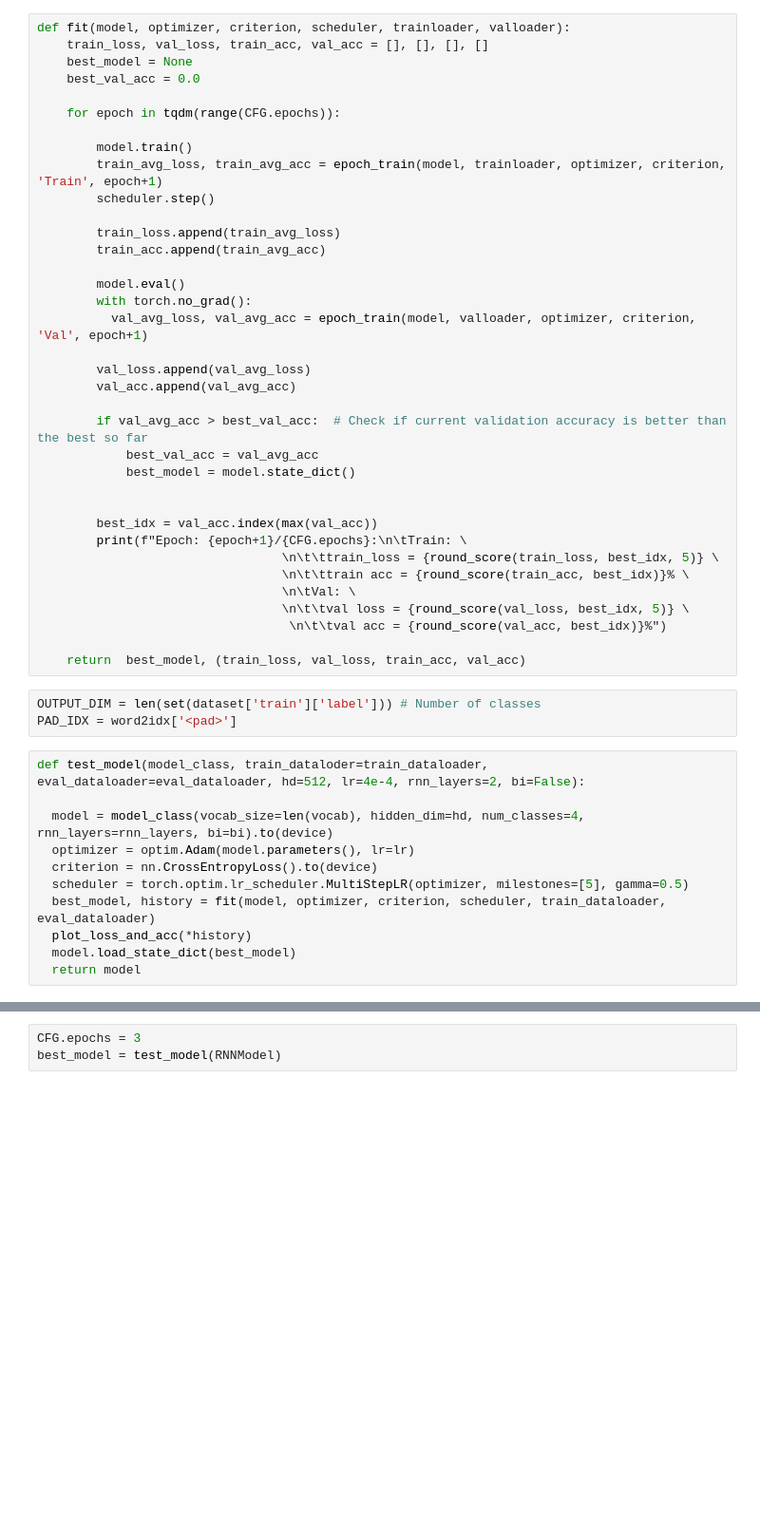
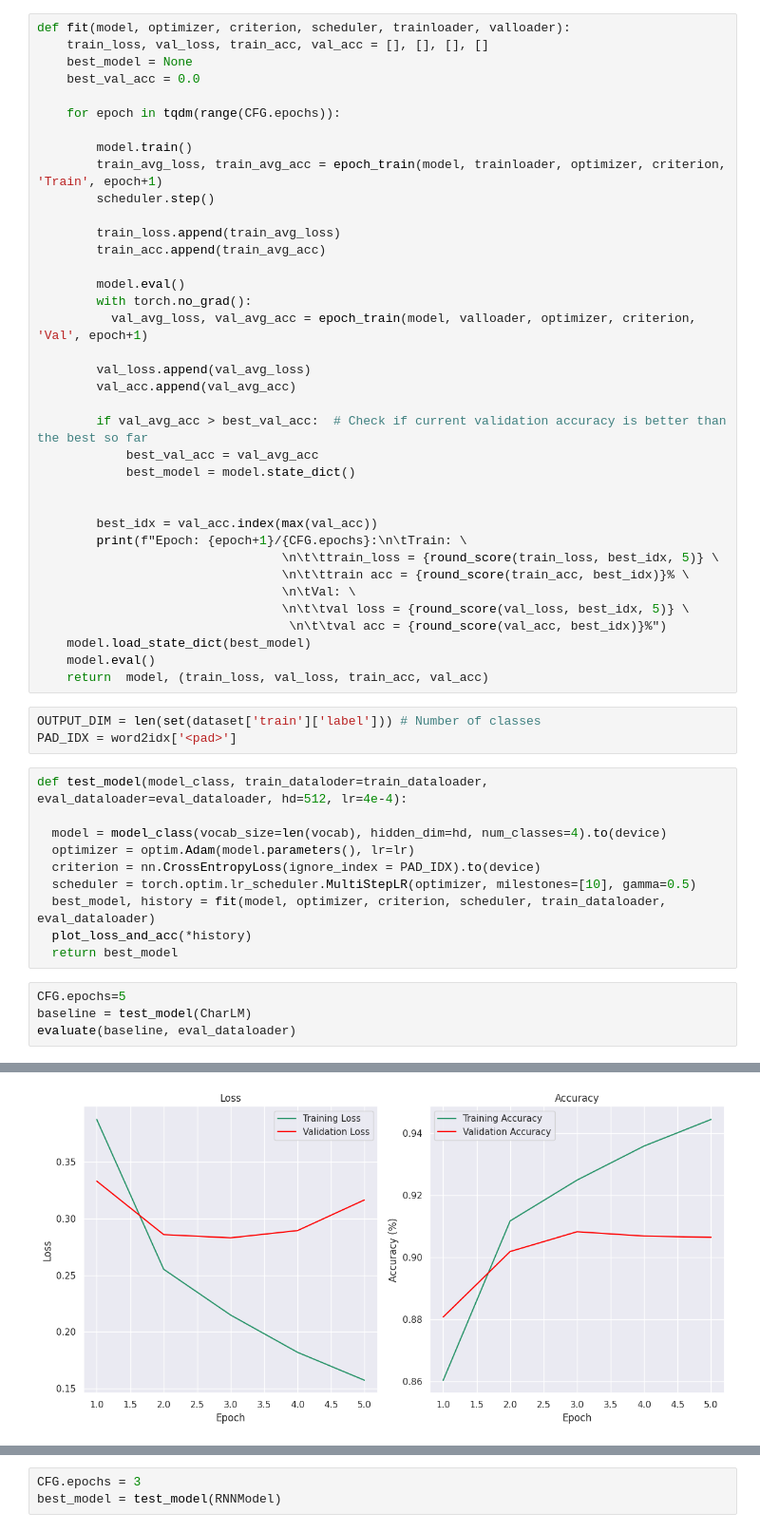
Before and after one commit to Dimildizio/DS_course, a Jupyter notebook: Neural_networks/NLP/Text_classification/news_classification.ipynb, the cells around one changed output, grey strips where cells are left out. Shown at 95% size. Drawn from its saved outputs; the diff is of its cells as text; blank space fills up the shorter version.

```diff
--- a/Neural_networks/NLP/Text_classification/news_classification.ipynb
+++ b/Neural_networks/NLP/Text_classification/news_classification.ipynb
@@ -284,19 +316,24 @@ def fit(model, optimizer, criterion, scheduler, trainloader, valloader):
                                  \n\tVal: \
                                  \n\t\tval loss = {round_score(val_loss, best_idx, 5)} \
                                   \n\t\tval acc = {round_score(val_acc, best_idx)}%")
-
-    return  best_model, (train_loss, val_loss, train_acc, val_acc)
+    model.load_state_dict(best_model)
+    model.eval()
+    return  model, (train_loss, val_loss, train_acc, val_acc)
 # %%
 OUTPUT_DIM = len(set(dataset['train']['label'])) # Number of classes
 PAD_IDX = word2idx['<pad>']
 # %%
-def test_model(model_class, train_dataloder=train_dataloader, eval_dataloader=eval_dataloader, hd=512, lr=4e-4, rnn_layers=2, bi=False):
+def test_model(model_class, train_dataloder=train_dataloader, eval_dataloader=eval_dataloader, hd=512, lr=4e-4):
 
-  model = model_class(vocab_size=len(vocab), hidden_dim=hd, num_classes=4, rnn_layers=rnn_layers, bi=bi).to(device)
+  model = model_class(vocab_size=len(vocab), hidden_dim=hd, num_classes=4).to(device)
   optimizer = optim.Adam(model.parameters(), lr=lr)
-  criterion = nn.CrossEntropyLoss().to(device)
-  scheduler = torch.optim.lr_scheduler.MultiStepLR(optimizer, milestones=[5], gamma=0.5)
+  criterion = nn.CrossEntropyLoss(ignore_index = PAD_IDX).to(device)
+  scheduler = torch.optim.lr_scheduler.MultiStepLR(optimizer, milestones=[10], gamma=0.5)
   best_model, history = fit(model, optimizer, criterion, scheduler, train_dataloader, eval_dataloader)
   plot_loss_and_acc(*history)
-  model.load_state_dict(best_model)
-  return model
+  return best_model
+# %%
+CFG.epochs=5
+baseline = test_model(CharLM)
+evaluate(baseline, eval_dataloader)
+# %% [output]
@@ -302,0 +395 @@ def test_model(model_class, train_dataloder=train_dataloader, eval_dataloader=ev
+[figure, added]
```
Also changed, not shown: parts of 29 cells of this notebook.
